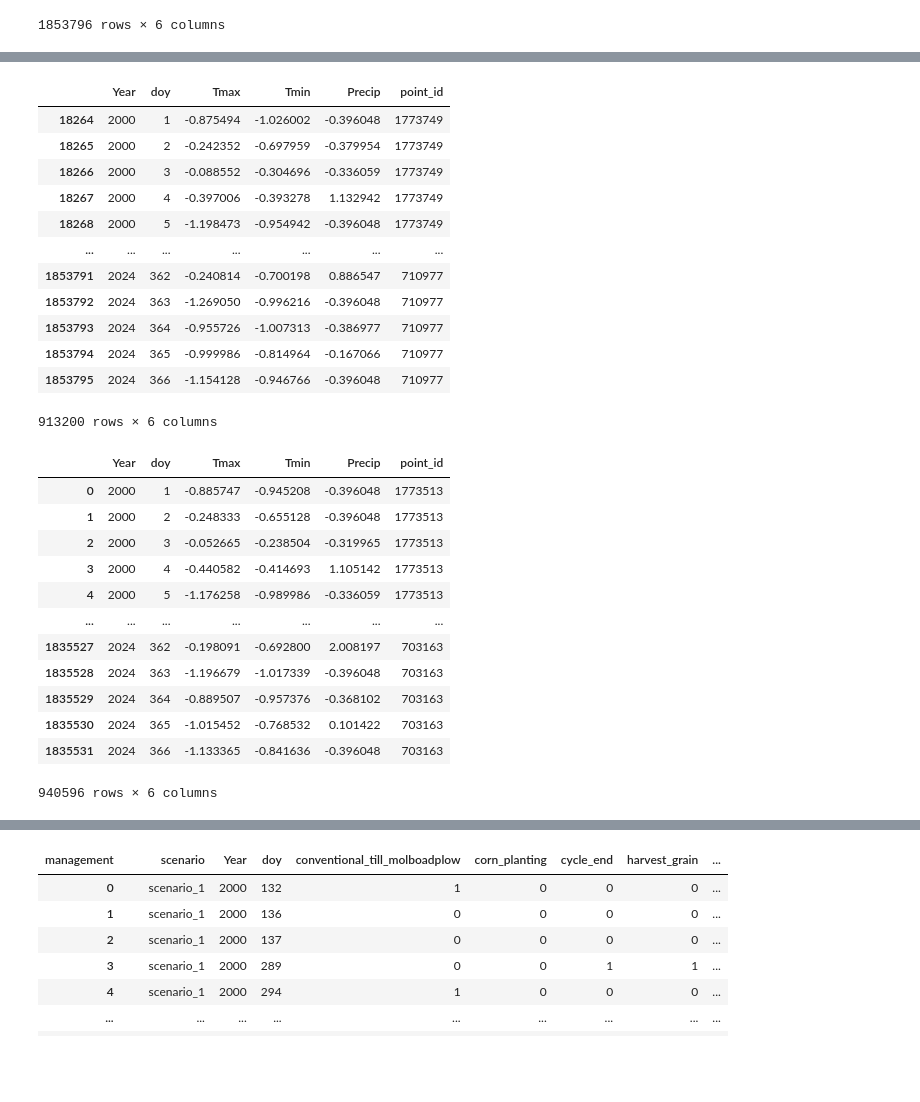
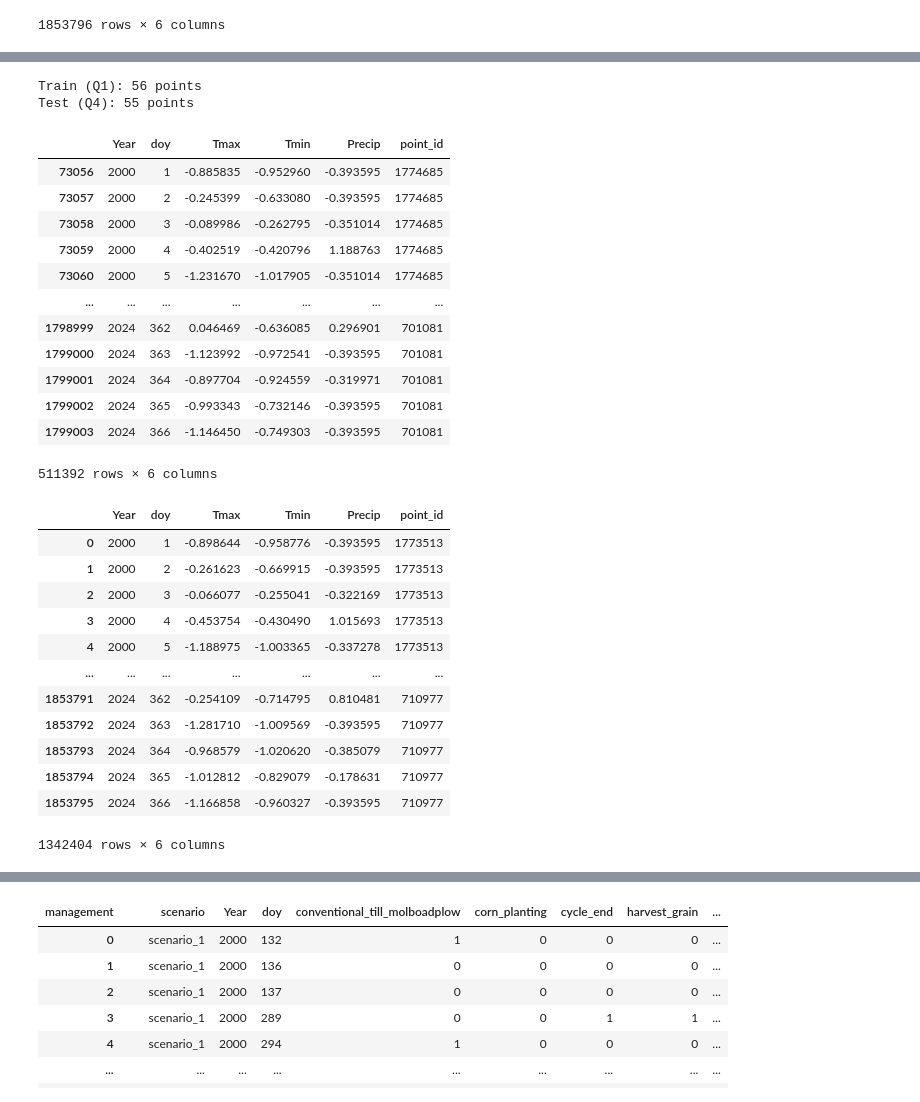
Before and after one commit to dwij2212/kgml-daycent, a Jupyter notebook: lib/data_prep.ipynb, the cells around one changed output, grey strips where cells are left out. Cells and saved outputs as stored; diff of their text form; code cells hidden in the pictures; blank space fills up the shorter version.

```diff
--- a/lib/data_prep.ipynb
+++ b/lib/data_prep.ipynb
@@ -15,7 +15,9 @@ import random
 BASE_DIR = "/users/6/mehta423/daycent/data/SAS_KGML_090925"
 INPUT_DIR = os.path.join(BASE_DIR, "InputData")
 OUTPUT_DIR = os.path.join(BASE_DIR, "OutputData_Synthetic_10000")
-PROCESSED_DIR = "/users/6/mehta423/daycent/data/experiment2"
+POINTS_LOOKUP = os.path.join(BASE_DIR, "SAS_points_lookup.csv")
+
+PROCESSED_DIR = "/users/6/mehta423/daycent/data/experiment4"
 
 WEATHER_DIR = os.path.join(INPUT_DIR, "WeatherData")
 INITC_FN = os.path.join(INPUT_DIR, "initial_site_conditions.xlsx")
@@ -67,3 +53,29 @@ ValueError: Object arrays cannot be loaded when allow_pickle=False
+# %%
+df = pd.read_csv(POINTS_LOOKUP)
+
+# Calculate medians for splitting
+median_x = df['POINT_X'].median()
+median_y = df['POINT_Y'].median()
+
+# Create quadrants
+df['quadrant'] = 'Q1'
+df.loc[(df['POINT_X'] <= median_x) & (df['POINT_Y'] <= median_y), 'quadrant'] = 'Q1 (SW)'
+df.loc[(df['POINT_X'] > median_x) & (df['POINT_Y'] <= median_y), 'quadrant'] = 'Q2 (SE)'
+df.loc[(df['POINT_X'] <= median_x) & (df['POINT_Y'] > median_y), 'quadrant'] = 'Q3 (NW)'
+df.loc[(df['POINT_X'] > median_x) & (df['POINT_Y'] > median_y), 'quadrant'] = 'Q4 (NE)'
+
+train_quadrants = ['Q1 (SW)']
+test_quadrants = ['Q4 (NE)']
+train_checker = df[df['quadrant'].isin(train_quadrants)]
+test_checker = df[df['quadrant'].isin(test_quadrants)]
+print(f"Train (Q1): {len(train_checker)} points")
+print(f"Test (Q4): {len(test_checker)} points")
+
+train_pids = train_checker['id'].astype(str).unique()
+test_pids = test_checker['id'].astype(str).unique()
+# %% [output]
+Train (Q1): 56 points
+Test (Q4): 55 points
 # %%
 train_weather = weather_df[weather_df['point_id'].isin(train_pids)]
 
@@ -74,36 +86,36 @@ train_weather[['Tmax', 'Tmin', 'Precip']] = scaler.fit_transform(train_weather[[
 train_weather
 # %% [output]
 |  | Year | doy | Tmax | Tmin | Precip | point_id |
-| 18264 | 2000 | 1 | -0.875494 | -1.026002 | -0.396048 | 1773749 |
-| 18265 | 2000 | 2 | -0.242352 | -0.697959 | -0.379954 | 1773749 |
-| 18266 | 2000 | 3 | -0.088552 | -0.304696 | -0.336059 | 1773749 |
-| 18267 | 2000 | 4 | -0.397006 | -0.393278 | 1.132942 | 1773749 |
-| 18268 | 2000 | 5 | -1.198473 | -0.954942 | -0.396048 | 1773749 |
+| 73056 | 2000 | 1 | -0.885835 | -0.952960 | -0.393595 | 1774685 |
+| 73057 | 2000 | 2 | -0.245399 | -0.633080 | -0.393595 | 1774685 |
+| 73058 | 2000 | 3 | -0.089986 | -0.262795 | -0.351014 | 1774685 |
+| 73059 | 2000 | 4 | -0.402519 | -0.420796 | 1.188763 | 1774685 |
+| 73060 | 2000 | 5 | -1.231670 | -1.017905 | -0.351014 | 1774685 |
 | ... | ... | ... | ... | ... | ... | ... |
-| 1853791 | 2024 | 362 | -0.240814 | -0.700198 | 0.886547 | 710977 |
-| 1853792 | 2024 | 363 | -1.269050 | -0.996216 | -0.396048 | 710977 |
-| 1853793 | 2024 | 364 | -0.955726 | -1.007313 | -0.386977 | 710977 |
-| 1853794 | 2024 | 365 | -0.999986 | -0.814964 | -0.167066 | 710977 |
-| 1853795 | 2024 | 366 | -1.154128 | -0.946766 | -0.396048 | 710977 |
+| 1798999 | 2024 | 362 | 0.046469 | -0.636085 | 0.296901 | 701081 |
+| 1799000 | 2024 | 363 | -1.123992 | -0.972541 | -0.393595 | 701081 |
+| 1799001 | 2024 | 364 | -0.897704 | -0.924559 | -0.319971 | 701081 |
+| 1799002 | 2024 | 365 | -0.993343 | -0.732146 | -0.393595 | 701081 |
+| 1799003 | 2024 | 366 | -1.146450 | -0.749303 | -0.393595 | 701081 |
-913200 rows × 6 columns
+511392 rows × 6 columns
 # %%
-test_weather = weather_df[weather_df['point_id'].isin(test_pids)]
+test_weather = weather_df[~weather_df['point_id'].isin(train_pids)]
 test_weather[['Tmax', 'Tmin', 'Precip']] = scaler.transform(test_weather[['Tmax', 'Tmin', 'Precip']])
 test_weather
 # %% [output]
 |  | Year | doy | Tmax | Tmin | Precip | point_id |
-| 0 | 2000 | 1 | -0.885747 | -0.945208 | -0.396048 | 1773513 |
-| 1 | 2000 | 2 | -0.248333 | -0.655128 | -0.396048 | 1773513 |
-| 2 | 2000 | 3 | -0.052665 | -0.238504 | -0.319965 | 1773513 |
-| 3 | 2000 | 4 | -0.440582 | -0.414693 | 1.105142 | 1773513 |
-| 4 | 2000 | 5 | -1.176258 | -0.989986 | -0.336059 | 1773513 |
+| 0 | 2000 | 1 | -0.898644 | -0.958776 | -0.393595 | 1773513 |
+| 1 | 2000 | 2 | -0.261623 | -0.669915 | -0.393595 | 1773513 |
+| 2 | 2000 | 3 | -0.066077 | -0.255041 | -0.322169 | 1773513 |
+| 3 | 2000 | 4 | -0.453754 | -0.430490 | 1.015693 | 1773513 |
+| 4 | 2000 | 5 | -1.188975 | -1.003365 | -0.337278 | 1773513 |
 | ... | ... | ... | ... | ... | ... | ... |
-| 1835527 | 2024 | 362 | -0.198091 | -0.692800 | 2.008197 | 703163 |
-| 1835528 | 2024 | 363 | -1.196679 | -1.017339 | -0.396048 | 703163 |
-| 1835529 | 2024 | 364 | -0.889507 | -0.957376 | -0.368102 | 703163 |
-| 1835530 | 2024 | 365 | -1.015452 | -0.768532 | 0.101422 | 703163 |
-| 1835531 | 2024 | 366 | -1.133365 | -0.841636 | -0.396048 | 703163 |
+| 1853791 | 2024 | 362 | -0.254109 | -0.714795 | 0.810481 | 710977 |
+| 1853792 | 2024 | 363 | -1.281710 | -1.009569 | -0.393595 | 710977 |
+| 1853793 | 2024 | 364 | -0.968579 | -1.020620 | -0.385079 | 710977 |
+| 1853794 | 2024 | 365 | -1.012812 | -0.829079 | -0.178631 | 710977 |
+| 1853795 | 2024 | 366 | -1.166858 | -0.960327 | -0.393595 | 710977 |
-940596 rows × 6 columns
+1342404 rows × 6 columns
 # %%
 weather_df = pd.concat([train_weather, test_weather], ignore_index=True)
 weather_df
```
Also changed, not shown: parts of 9 cells of this notebook.
